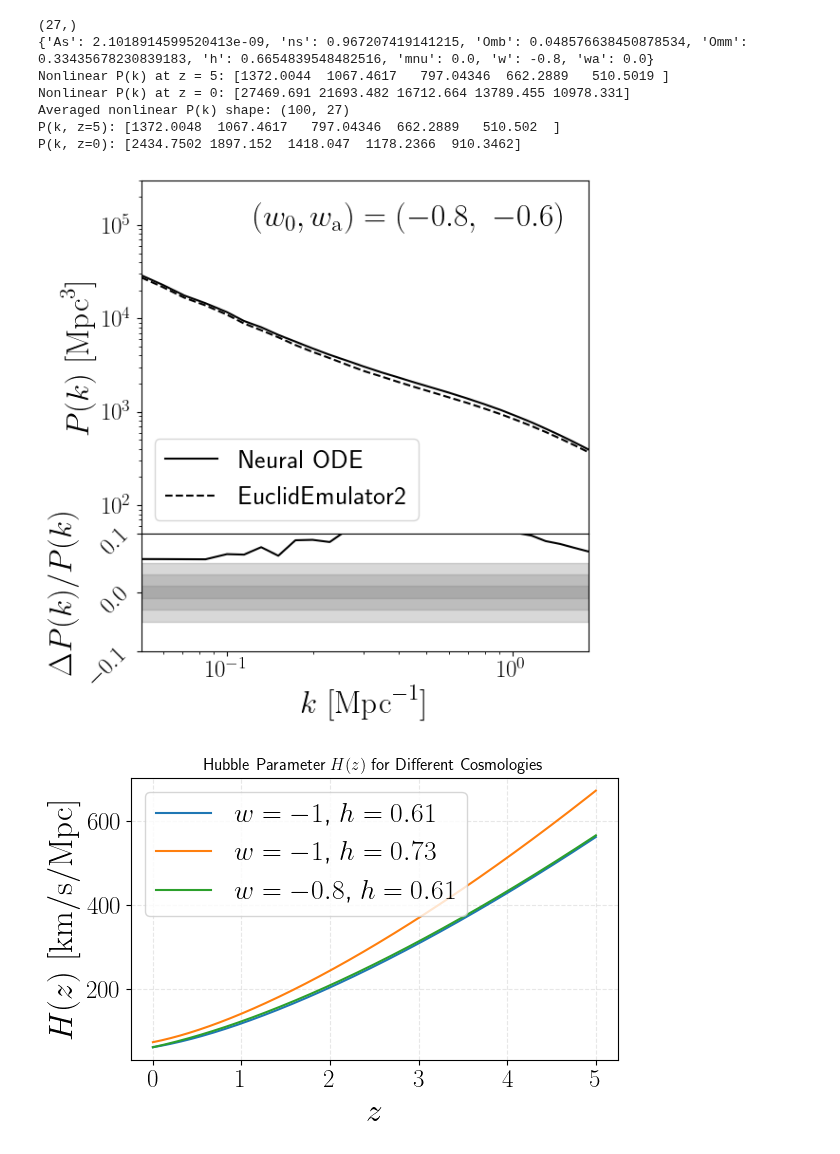
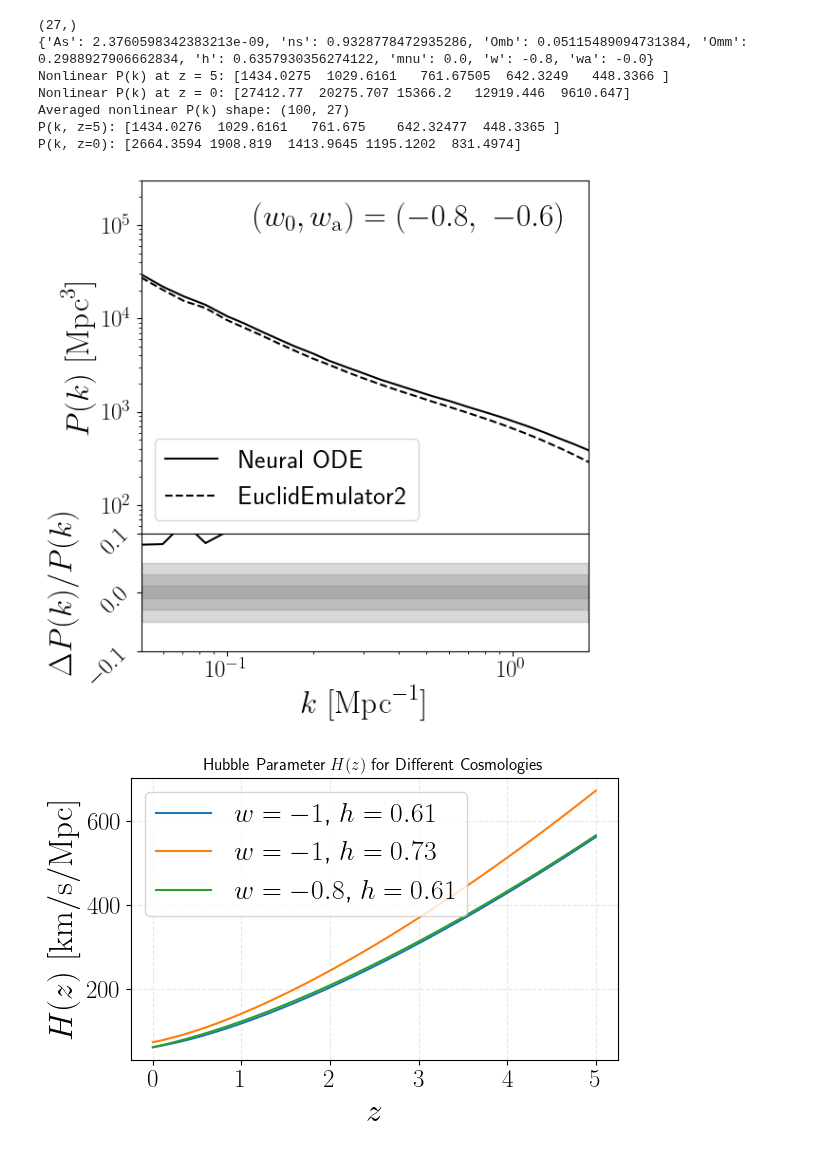
Before and after one commit to pltaylor16/odd_emu, a Jupyter notebook: new_approach_2/results.ipynb, the cells around one changed output. Drawn from its saved outputs; the diff is of its cells as text; code cells hidden in the pictures.

```diff
--- a/new_approach_2/results.ipynb
+++ b/new_approach_2/results.ipynb
@@ -406,10 +406,10 @@ for j in range(10):
         mlp: eqx.nn.MLP
         def __init__(self, key=None):
             dummy_key = jax.random.PRNGKey(0) if key is None else key
-            self.mlp = eqx.nn.MLP(in_size=k_shp + 3, out_size=k_shp, width_size=512, depth=4, key=dummy_key)
+            self.mlp = eqx.nn.MLP(in_size=k_shp + 2, out_size=k_shp, width_size=512, depth=4, key=dummy_key)
 
-        def __call__(self, P, H, rho, z):
-            x = jnp.concatenate([P, H, rho, jnp.atleast_1d(z)])
+        def __call__(self, P, H, rho):
+            x = jnp.concatenate([P, H, rho])
             return self.mlp(x)
 
     # --- ODE RHS ---
@@ -417,7 +417,7 @@ for j in range(10):
         model, = args
         H_z = jnp.atleast_1d(H_norm(z))
         rho_z = jnp.atleast_1d(rho_norm(z))
-        return model(logP, H_z, rho_z, z)
+        return model(logP, H_z, rho_z)
 
     # --- Initial condition and time range ---
     z0 = 5.0
@@ -430,7 +430,7 @@ for j in range(10):
     all_pk = []
 
     for i in range(10):
-        model_path = os.path.join(model_dir, f"learned_model_logpk_{i}.eqx")
+        model_path = os.path.join(model_dir, f"learned_model_logpk_noz_{i}.eqx")
         model = RHS()
         model_params = eqx.tree_deserialise_leaves(model_path, model)
         model = eqx.combine(model_params, model)
@@ -804,7 +814,7 @@ import os
 os.environ['MPLCONFIGDIR'] = os.getcwd() + "/configs/"
 from matplotlib import pyplot as plt
 
-for seed in [1]:
+for seed in [17]:
 
     # --- Initialize emulator ---
     emulator = CosmoPowerJAX(probe="mpk_lin")
@@ -819,19 +829,15 @@ for seed in [1]:
     # --- Random cosmology ---
     rng = np.random.default_rng(seed=seed)
 
-    trim = (2.5e-9 - 1.7e-9) * 0.4
-    As = rng.uniform(1.7e-9 + trim, 2.5e-9 - trim)
-    trim = (1.00 - 0.92) * 0.4
-    ns = rng.uniform(0.92+trim, 1.00-trim)
-    trim = (0.06 - 0.04) * 0.4
-    Omb = rng.uniform(0.04+trim, 0.06-trim)
-    trim = (0.40 - 0.24) * 0.4
-    Omm = rng.uniform(0.24+trim, 0.40-trim)
-    trim = (0.73 - 0.61) * 0.4
-    h = rng.uniform(0.61+trim, 0.73-trim)
+
+    As = rng.uniform(1.7e-9, 2.5e-9)
+    ns = rng.uniform(0.92, 1.00)
+    Omb = rng.uniform(0.04, 0.06)
+    Omm = rng.uniform(0.24, 0.40)
+    h = rng.uniform(0.61, 0.73)
     mnu = 0.0
     w = -0.8
-    wa = 0.
+    wa = -0.0
 
     k_h_units = k / h
 
@@ -911,6 +917,14 @@ for seed in [1]:
     k = k_full[k_idx]
     k_shp = np.shape(k_idx)[0]
 
+    # --- Random cosmology ---
+    rng = np.random.default_rng(seed=seed)
+    As = rng.uniform(1.7e-9, 2.5e-9)
+    ns = rng.uniform(0.92, 1.00)
+    Omb = rng.uniform(0.04, 0.06)
+    Omm = rng.uniform(0.24, 0.40)
+    h = rng.uniform(0.61, 0.73)
+
     cosmo_dict = {'As': As, 'ns': ns, 'Omb': Omb, 'Omm': Omm, 'h': h, 'mnu': 0.0, 'w': w, 'wa': wa}
     omega_b = Omb * h**2
     omega_cdm = (Omm - Omb) * h**2
@@ -921,7 +935,7 @@ for seed in [1]:
         inp = np.array([omega_b, omega_cdm, h, ns, ln_10_A_s, z], dtype=np.float32)
         pk_lin = emulator.predict(inp)[k_idx]
         _, boost = ee2.get_boost(cosmo_dict, np.array([z]), k_h_units)
-        pk_nl = pk_lin * boost[0]* get_camb_pk_ratio(z, k_h_units, cosmo_dict)
+        pk_nl = pk_lin * boost[0] * get_camb_pk_ratio(z, k_h_units, cosmo_dict)
         return jnp.log(pk_nl.astype(jnp.float32))
 
     # --- Background quantities ---
@@ -959,10 +973,10 @@ for seed in [1]:
         mlp: eqx.nn.MLP
         def __init__(self, key=None):
             dummy_key = jax.random.PRNGKey(0) if key is None else key
-            self.mlp = eqx.nn.MLP(in_size=k_shp + 3, out_size=k_shp, width_size=512, depth=4, key=dummy_key)
+            self.mlp = eqx.nn.MLP(in_size=k_shp + 2, out_size=k_shp, width_size=512, depth=4, key=dummy_key)
 
-        def __call__(self, P, H, rho, z):
-            x = jnp.concatenate([P, H, rho, jnp.atleast_1d(z)])
+        def __call__(self, P, H, rho):
+            x = jnp.concatenate([P, H, rho])
             return self.mlp(x)
 
     # --- ODE RHS ---
@@ -970,7 +984,10 @@ for seed in [1]:
         model, = args
         H_z = jnp.atleast_1d(H_norm(z))
         rho_z = jnp.atleast_1d(rho_norm(z))
-        return model(logP, H_z, rho_z, z)
+        return model(logP, H_z, rho_z)
+
+
+
 
     # --- Initial condition and time range ---
     z0 = 5.0
@@ -983,7 +1000,7 @@ for seed in [1]:
     all_pk = []
 
     for i in range(10):
-        model_path = os.path.join(model_dir, f"learned_model_logpk_{i}.eqx")
+        model_path = os.path.join(model_dir, f"learned_model_logpk_noz_{i}.eqx")
         model = RHS()
         model_params = eqx.tree_deserialise_leaves(model_path, model)
         model = eqx.combine(model_params, model)
@@ -1056,39 +1073,39 @@ for seed in [1]:
     r"$(w_{\rm 0}, w_{\rm a}) = (-0.8,\ -0.6)$",
     transform=ax1.transAxes,
     fontsize=24,
     verticalalignment='bottom'
 )
 
     # --- Bottom panel: Residuals ---
     residual = (pk_mean[-1] - pk_nl_z0) / pk_nl_z0
     ax2.plot(k, residual, color='k')
     ax2.set_xscale('log')
     ax2.set_xlabel(r"$k\ [\mathrm{Mpc}^{-1}]$")
     ax2.set_ylabel(r"$\Delta P(k) / P(k)$")
     ax2.set_ylim(-0.1, 0.1)
     ax2.axhspan(-0.05, 0.05, color='gray', alpha=0.3, zorder=0)
     ax2.axhspan(-0.03, 0.03, color='gray', alpha=0.3, zorder=0)
     ax2.axhspan(-0.01, 0.01, color='gray', alpha=0.3, zorder=0)
 
     # Rotate tick labels on bottom plot
     for label in ax2.get_yticklabels():
         label.set_rotation(45)
 
     # Shared x-limits
     ax2.set_xlim(k.min(), k.max())
 
     #fig.title(r"$(w_{\rm 0}, w_{\rm a}) = (-0.8,\ 0.6)$", fontsize=24)
     plt.tight_layout()
     plt.savefig('plots/pk_w1.pdf')
 # %% [output]
 (27,)
-{'As': 2.1018914599520413e-09, 'ns': 0.967207419141215, 'Omb': 0.048576638450878534, 'Omm': 0.33435678230839183, 'h': 0.6654839548482516, 'mnu': 0.0, 'w': -0.8, 'wa': 0.0}
-Nonlinear P(k) at z = 5: [1372.0044  1067.4617   797.04346  662.2889   510.5019 ]
-Nonlinear P(k) at z = 0: [27469.691 21693.482 16712.664 13789.455 10978.331]
+{'As': 2.3760598342383213e-09, 'ns': 0.9328778472935286, 'Omb': 0.05115489094731384, 'Omm': 0.2988927906662834, 'h': 0.6357930356274122, 'mnu': 0.0, 'w': -0.8, 'wa': -0.0}
+Nonlinear P(k) at z = 5: [1434.0275  1029.6161   761.67505  642.3249   448.3366 ]
+Nonlinear P(k) at z = 0: [27412.77  20275.707 15366.2   12919.446  9610.647]
 Averaged nonlinear P(k) shape: (100, 27)
-P(k, z=5): [1372.0048  1067.4617   797.04346  662.2889   510.502  ]
-P(k, z=0): [2434.7502 1897.152  1418.047  1178.2366  910.3462]
+P(k, z=5): [1434.0276  1029.6161   761.675    642.32477  448.3365 ]
+P(k, z=0): [2664.3594 1908.819  1413.9645 1195.1202  831.4974]
-[figure, old version]
+[figure, new version]
 # %%
 import jax.numpy as jnp
 import matplotlib.pyplot as plt
```
Also changed, not shown: parts of 3 cells of this notebook.
